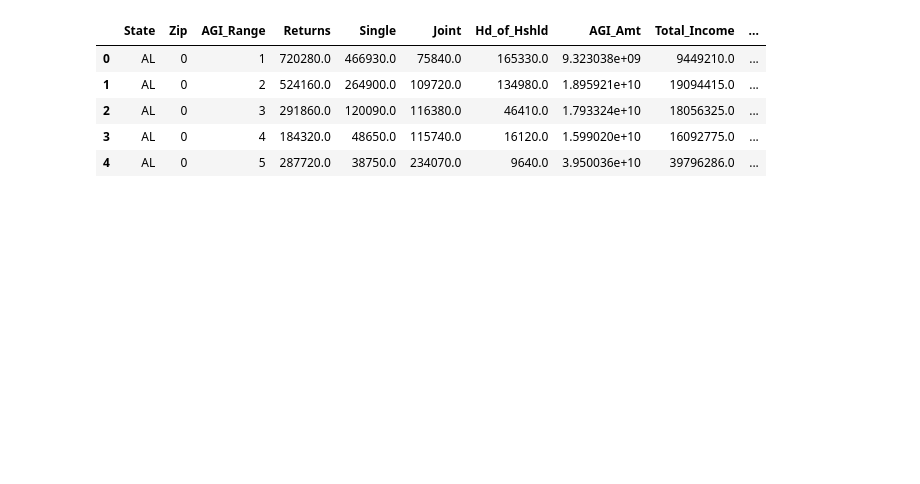
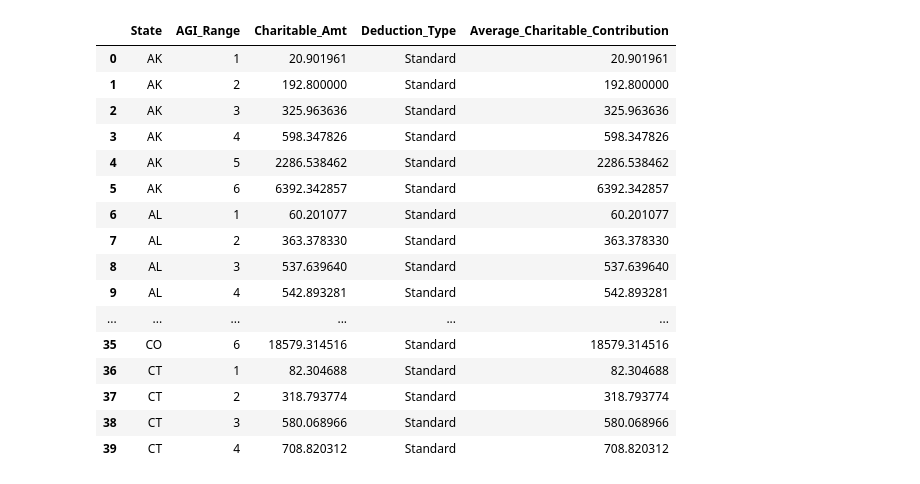
Before and after one commit to HasmigG/TaxAnalysis, a Jupyter notebook: etl_Rebecca.ipynb, the cells around one changed output. Cells and saved outputs as stored; diff of their text form; code cells hidden in the pictures; blank space fills up the shorter version.

```diff
--- a/etl_Rebecca.ipynb
+++ b/etl_Rebecca.ipynb
@@ -98,0 +87,4 @@ def rename_cols(df):
+# %%
+#list comprehension to run df's through functions
+
+df_21,df_20,df_19,df_18,df_17,df_16,df_15,df_14,df_13,df_12 = [route_through_2(df) for df in [df_21,df_20,df_19,df_18,df_17,df_16,df_15,df_14,df_13,df_12]]
@@ -98,0 +110,36 @@ def rename_cols(df):
+# %%
+def calculate_average_charitable_contributions(df):
+
+    # Attempt to process standard deduction returns
+    try:
+        std_ded_df = df[df['Std_Ded_Charity_Returns'] > 0]  # Filter for standard deduction returns
+        std_ded_avg = std_ded_df.groupby(['State', 'AGI_Range'])['Charitable_Amt'].mean().reset_index()
+        std_ded_avg['Deduction_Type'] = 'Standard'  # Add column for deduction type
+        std_ded_avg['Average_Charitable_Contribution'] = std_ded_avg['Charitable_Amt']  # Add column for average contribution
+    except KeyError:
+        print("Warning: Standard deduction columns not found. Skipping standard deduction calculations.")
+        std_ded_avg = pd.DataFrame()  # Create an empty DataFrame for standard deduction
+
+    # Attempt to process itemized deduction returns
+    try:
+        itemized_ded_df = df[df['Itemized_Ded_Returns'] > 0]  # Filter for itemized deduction returns
+        itemized_ded_avg = itemized_ded_df.groupby(['State', 'AGI_Range'])['Charitable_Amt'].mean().reset_index()
+        itemized_ded_avg['Deduction_Type'] = 'Itemized'  # Add column for deduction type
+        itemized_ded_avg['Average_Charitable_Contribution'] = itemized_ded_avg['Charitable_Amt']  # Add column for average contribution
+    except KeyError:
+        print("Warning: Itemized deduction columns not found. Skipping itemized deduction calculations.")
+        itemized_ded_avg = pd.DataFrame()  # Create an empty DataFrame for itemized deduction
+
+    # Concatenate results while filtering out empty DataFrames
+    results = []
+    if not std_ded_avg.empty:
+        results.append(std_ded_avg)
+    if not itemized_ded_avg.empty:
+        results.append(itemized_ded_avg)
+
+    if results:
+        avg_charitable_contributions = pd.concat(results, ignore_index=True)
+    else:
+        avg_charitable_contributions = pd.DataFrame()  # Return empty DataFrame if no valid results
+
+    return avg_charitable_contributions
@@ -180,12 +190,21 @@ df_drop_21.head()
-# %%
-#df_drop_21.head()
-#df_rename_21.head()
-#df_no_zip = no_zips(df_rename_21)
-df_no_zip.head()
-# %% [output]
-|  | State | Zip | AGI_Range | Returns | Single | Joint | Hd_of_Hshld | AGI_Amt | Total_Income | ... |
-| 0 | AL | 0 | 1 | 720280.0 | 466930.0 | 75840.0 | 165330.0 | 9.323038e+09 | 9449210.0 | ... |
-| 1 | AL | 0 | 2 | 524160.0 | 264900.0 | 109720.0 | 134980.0 | 1.895921e+10 | 19094415.0 | ... |
-| 2 | AL | 0 | 3 | 291860.0 | 120090.0 | 116380.0 | 46410.0 | 1.793324e+10 | 18056325.0 | ... |
-| 3 | AL | 0 | 4 | 184320.0 | 48650.0 | 115740.0 | 16120.0 | 1.599020e+10 | 16092775.0 | ... |
-| 4 | AL | 0 | 5 | 287720.0 | 38750.0 | 234070.0 | 9640.0 | 3.950036e+10 | 39796286.0 | ... |
+# %%
+acc_20=calculate_average_charitable_contributions(df_20)
+acc_20.head(40)
+# %% [output]
+|  | State | AGI_Range | Charitable_Amt | Deduction_Type | Average_Charitable_Contribution |
+| 0 | AK | 1 | 20.901961 | Standard | 20.901961 |
+| 1 | AK | 2 | 192.800000 | Standard | 192.800000 |
+| 2 | AK | 3 | 325.963636 | Standard | 325.963636 |
+| 3 | AK | 4 | 598.347826 | Standard | 598.347826 |
+| 4 | AK | 5 | 2286.538462 | Standard | 2286.538462 |
+| 5 | AK | 6 | 6392.342857 | Standard | 6392.342857 |
+| 6 | AL | 1 | 60.201077 | Standard | 60.201077 |
+| 7 | AL | 2 | 363.378330 | Standard | 363.378330 |
+| 8 | AL | 3 | 537.639640 | Standard | 537.639640 |
+| 9 | AL | 4 | 542.893281 | Standard | 542.893281 |
+| ... | ... | ... | ... | ... | ... |
+| 35 | CO | 6 | 18579.314516 | Standard | 18579.314516 |
+| 36 | CT | 1 | 82.304688 | Standard | 82.304688 |
+| 37 | CT | 2 | 318.793774 | Standard | 318.793774 |
+| 38 | CT | 3 | 580.068966 | Standard | 580.068966 |
+| 39 | CT | 4 | 708.820312 | Standard | 708.820312 |
```
Also changed, not shown: parts of 10 cells of this notebook.
